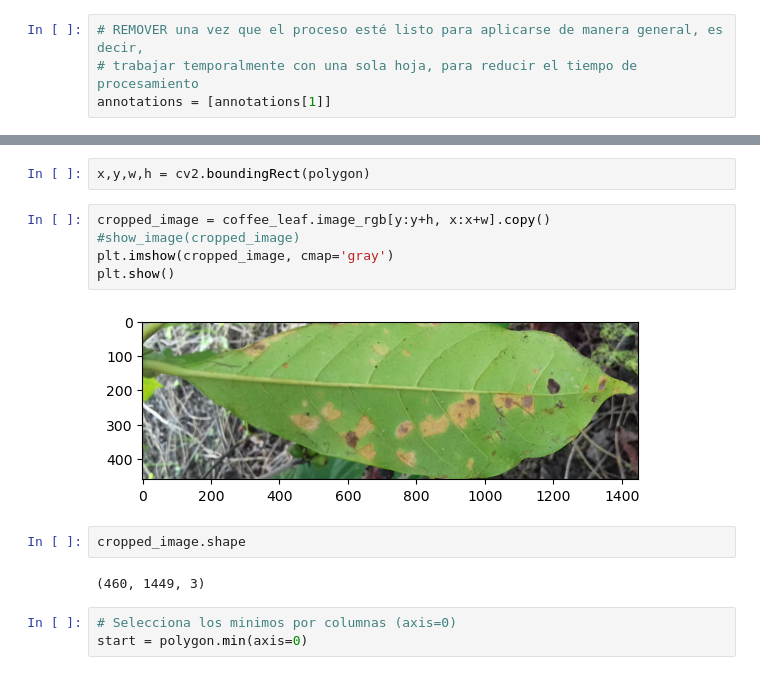
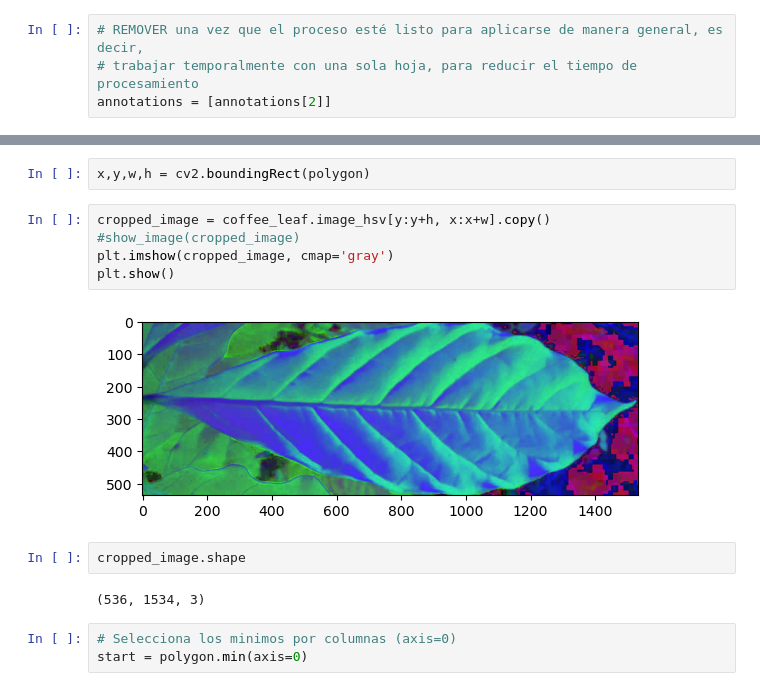
Before and after one commit to LindermanDgz/coffee-leaves-classification, a Jupyter notebook: coffee-leaves-classification.ipynb, the cells around one changed output, grey strips where cells are left out. Drawn from its saved outputs; the diff is of its cells as text.

```diff
--- a/coffee-leaves-classification.ipynb
+++ b/coffee-leaves-classification.ipynb
@@ -65,7 +65,7 @@ class CoffeeLeaf:
 # %%
 # REMOVER una vez que el proceso esté listo para aplicarse de manera general, es decir,
 # trabajar temporalmente con una sola hoja, para reducir el tiempo de procesamiento
-annotations = [annotations[1]]
+annotations = [annotations[2]]
 # %%
 IMAGES_PATH = "../rocole_photos/"
 
@@ -107,16 +107,16 @@ polygon = np.array(polygon_points)
 # %%
 x,y,w,h = cv2.boundingRect(polygon)
 # %%
-cropped_image = coffee_leaf.image_rgb[y:y+h, x:x+w].copy()
+cropped_image = coffee_leaf.image_hsv[y:y+h, x:x+w].copy()
 #show_image(cropped_image)
 plt.imshow(cropped_image, cmap='gray')
 plt.show()
 # %% [output]
-[figure, old version]
+[figure, new version]
 # %%
 cropped_image.shape
 # %% [output]
-(460, 1449, 3)
+(536, 1534, 3)
 # %%
 # Selecciona los minimos por columnas (axis=0)
 start = polygon.min(axis=0)
```
Also changed, not shown: parts of 12 cells of this notebook.
